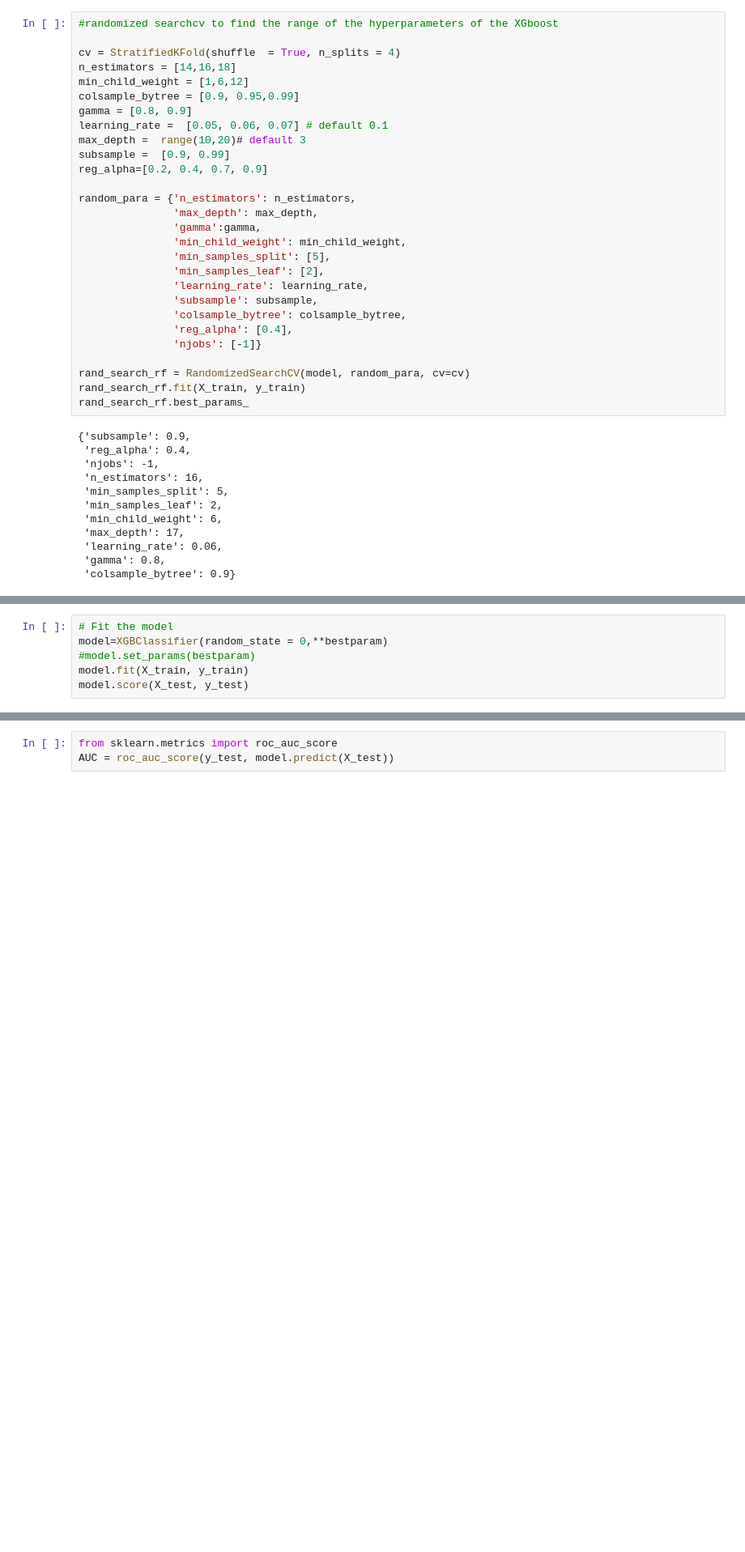
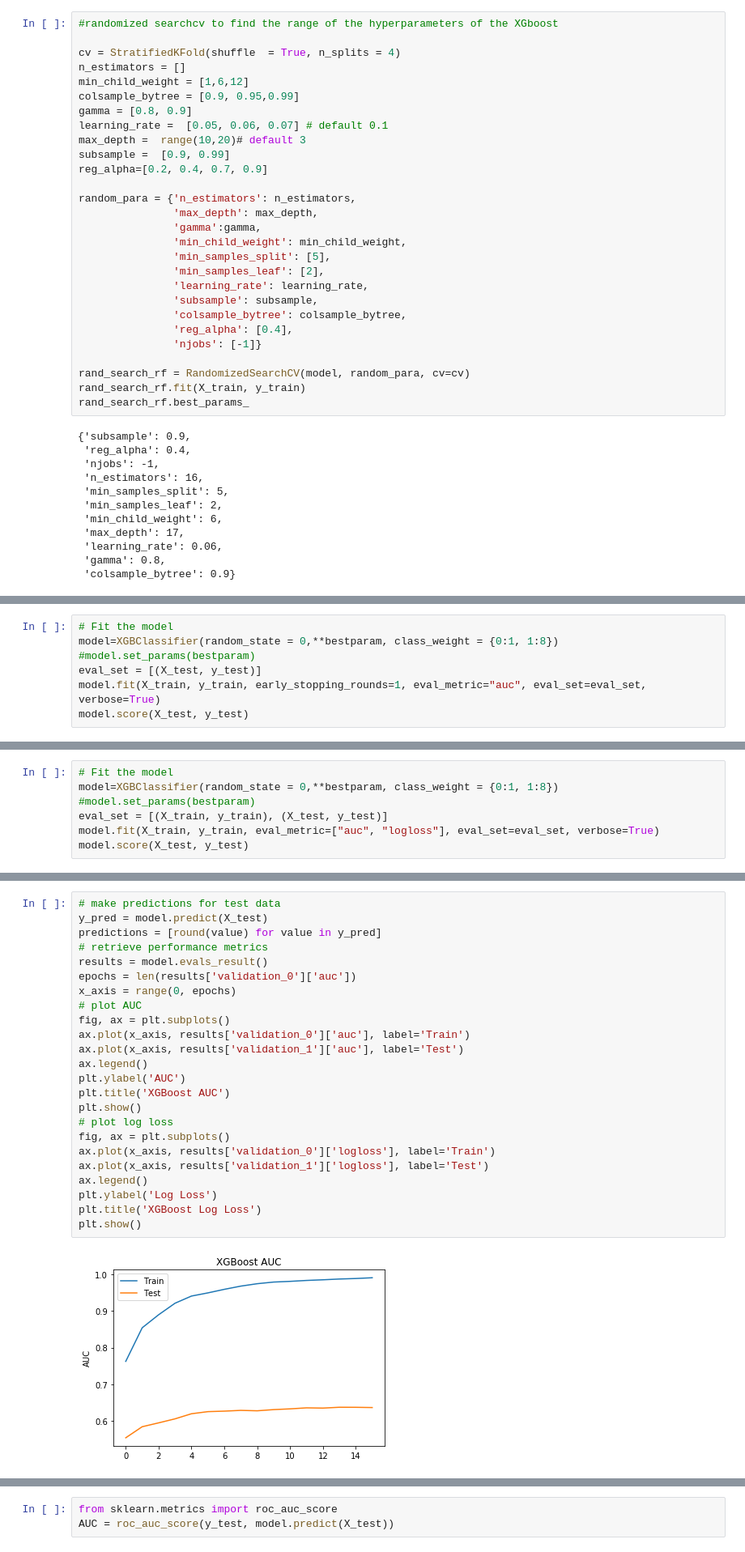
Before and after one commit to joonsooro/UnitedHealthcare, a Jupyter notebook: Rudin/XGBoostModeling.ipynb, the cells around one changed output, grey strips where cells are left out. Shown at 81% size. Saved outputs shown, nothing was run; the diff lists cells and outputs as text; blank space fills up the shorter version.

```diff
--- a/Rudin/XGBoostModeling.ipynb
+++ b/Rudin/XGBoostModeling.ipynb
@@ -244,7 +244,7 @@ rand_search_rf.best_params_
 #randomized searchcv to find the range of the hyperparameters of the XGboost
 
 cv = StratifiedKFold(shuffle  = True, n_splits = 4)
-n_estimators = [14,16,18]
+n_estimators = []
 min_child_weight = [1,6,12]
 colsample_bytree = [0.9, 0.95,0.99]
 gamma = [0.8, 0.9]
@@ -329,7 +339,8 @@ bestparam
 # %%
 # Fit the model
-model=XGBClassifier(random_state = 0,**bestparam)
+model=XGBClassifier(random_state = 0,**bestparam, class_weight = {0:1, 1:8})
 #model.set_params(bestparam)
-model.fit(X_train, y_train)
+eval_set = [(X_test, y_test)]
+model.fit(X_train, y_train, early_stopping_rounds=1, eval_metric="auc", eval_set=eval_set, verbose=True)
 model.score(X_test, y_test)
 # %% [output]
@@ -336,0 +358,7 @@ model.score(X_test, y_test)
+# %%
+# Fit the model
+model=XGBClassifier(random_state = 0,**bestparam, class_weight = {0:1, 1:8})
+#model.set_params(bestparam)
+eval_set = [(X_train, y_train), (X_test, y_test)]
+model.fit(X_train, y_train, eval_metric=["auc", "logloss"], eval_set=eval_set, verbose=True)
+model.score(X_test, y_test)
@@ -336,0 +388,26 @@ model.score(X_test, y_test)
+# %%
+# make predictions for test data
+y_pred = model.predict(X_test)
+predictions = [round(value) for value in y_pred]
+# retrieve performance metrics
+results = model.evals_result()
+epochs = len(results['validation_0']['auc'])
+x_axis = range(0, epochs)
+# plot AUC
+fig, ax = plt.subplots()
+ax.plot(x_axis, results['validation_0']['auc'], label='Train')
+ax.plot(x_axis, results['validation_1']['auc'], label='Test')
+ax.legend()
+plt.ylabel('AUC')
+plt.title('XGBoost AUC')
+plt.show()
+# plot log loss
+fig, ax = plt.subplots()
+ax.plot(x_axis, results['validation_0']['logloss'], label='Train')
+ax.plot(x_axis, results['validation_1']['logloss'], label='Test')
+ax.legend()
+plt.ylabel('Log Loss')
+plt.title('XGBoost Log Loss')
+plt.show()
+# %% [output]
+[figure, added]
```
Also changed, not shown: parts of 14 cells of this notebook, 1 other file.
